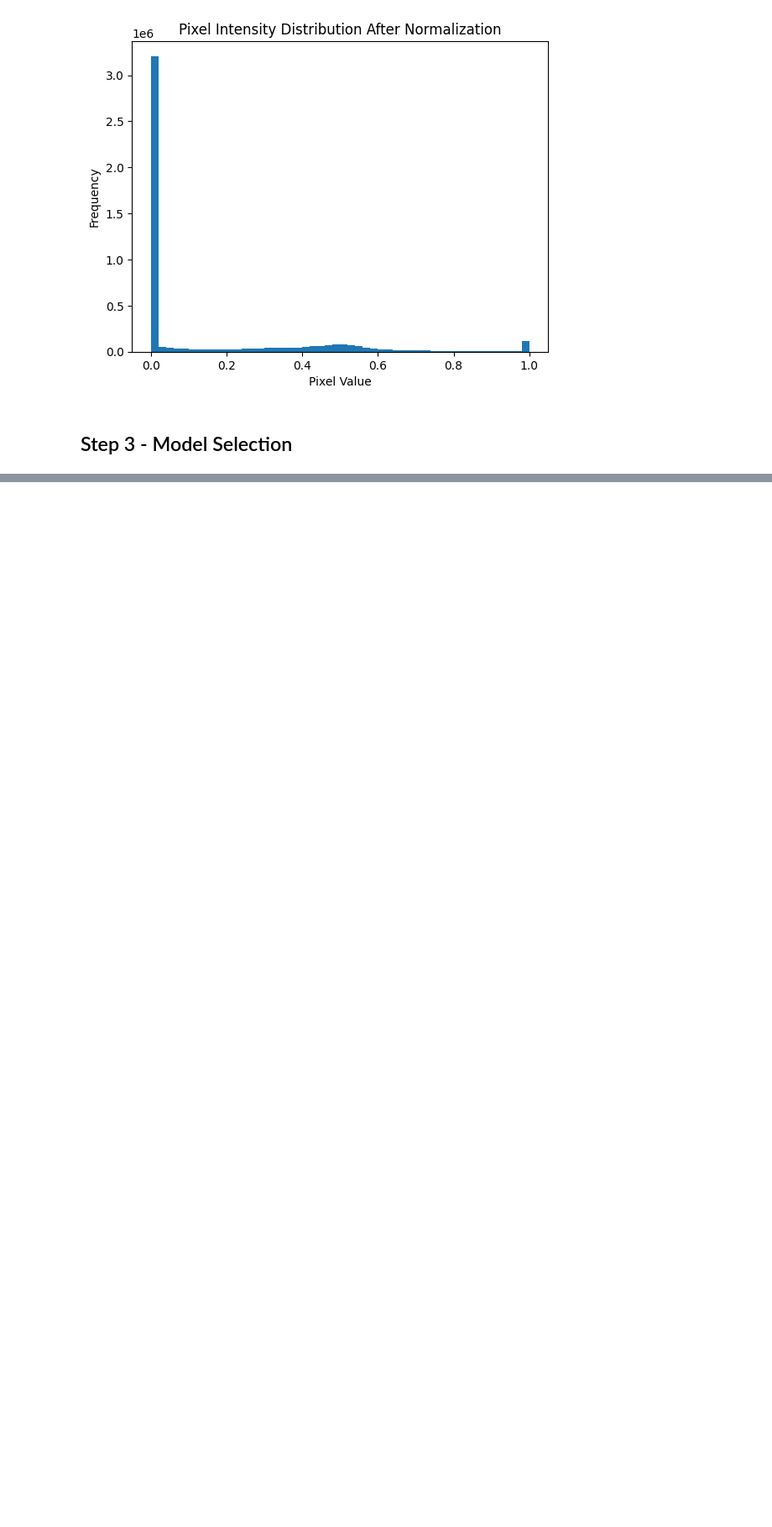
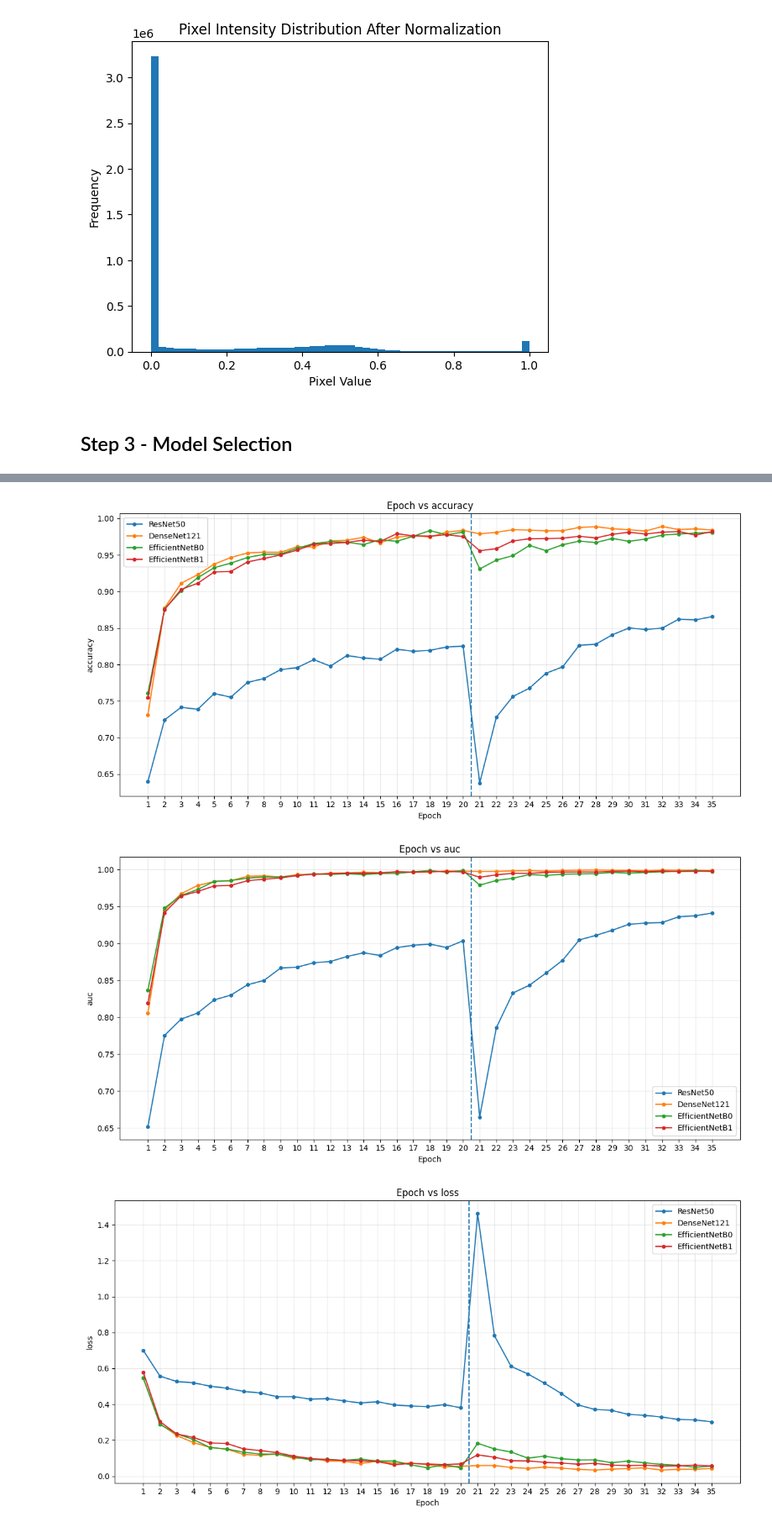
Before and after one commit to sai2pavan/colon-cancer-detection, a Jupyter notebook: colon_cancer_detection.ipynb, the cells around one changed output, grey strips where cells are left out. Shown at 84% size. Saved outputs shown, nothing was run; the diff lists cells and outputs as text; code cells hidden in the pictures; blank space fills up the shorter version.

```diff
--- a/colon_cancer_detection.ipynb
+++ b/colon_cancer_detection.ipynb
@@ -175,0 +639,4 @@ plt.show()
+# %%
+import os
+
+log_dir = r"C:\Users\PAVAN\Desktop\Colon-Cancer-Detection\Training_logs"
@@ -175,0 +703,22 @@ plt.show()
+# %%
+log_files = {
+    "DenseNet121": "DenseNet121_Training_log.txt",
+    "EfficientNetB0": "EfficientNetB0_Training_log.txt",
+    "EfficientNetB1": "EfficientNetB1_Training_log.txt",
+    "ResNet50": "ResNet50_training_log.txt",
+    "DenseNet121_Run1": "Unsaved_DenseNet121_training_log.txt"
+}
+
+dataframes = {}
+
+for model_name, filename in log_files.items():
+
+    file_path = os.path.join(log_dir, filename)
+
+    df = extract_training_log(file_path)
+    dataframes[model_name] = df
+
+    print(f"\n{model_name}")
+    print(f"Extracted {len(df)} epochs")
+    print(df.columns.tolist())
+    print("-" * 60)
@@ -175,0 +792,20 @@ plt.show()
+# %%
+metrics = [
+    "accuracy",
+    "auc",
+    "loss",
+    "precision",
+    "recall",
+    "val_accuracy",
+    "val_auc",
+    "val_loss",
+    "val_precision",
+    "val_recall"
+]
+
+for metric in metrics:
+    plot_metric(metric, f"Epoch vs {metric}")
+# %% [output]
+[figure, added]
+[figure, added]
+[figure, added]
```
Also changed, not shown: parts of 34 cells of this notebook, 6 other files.
